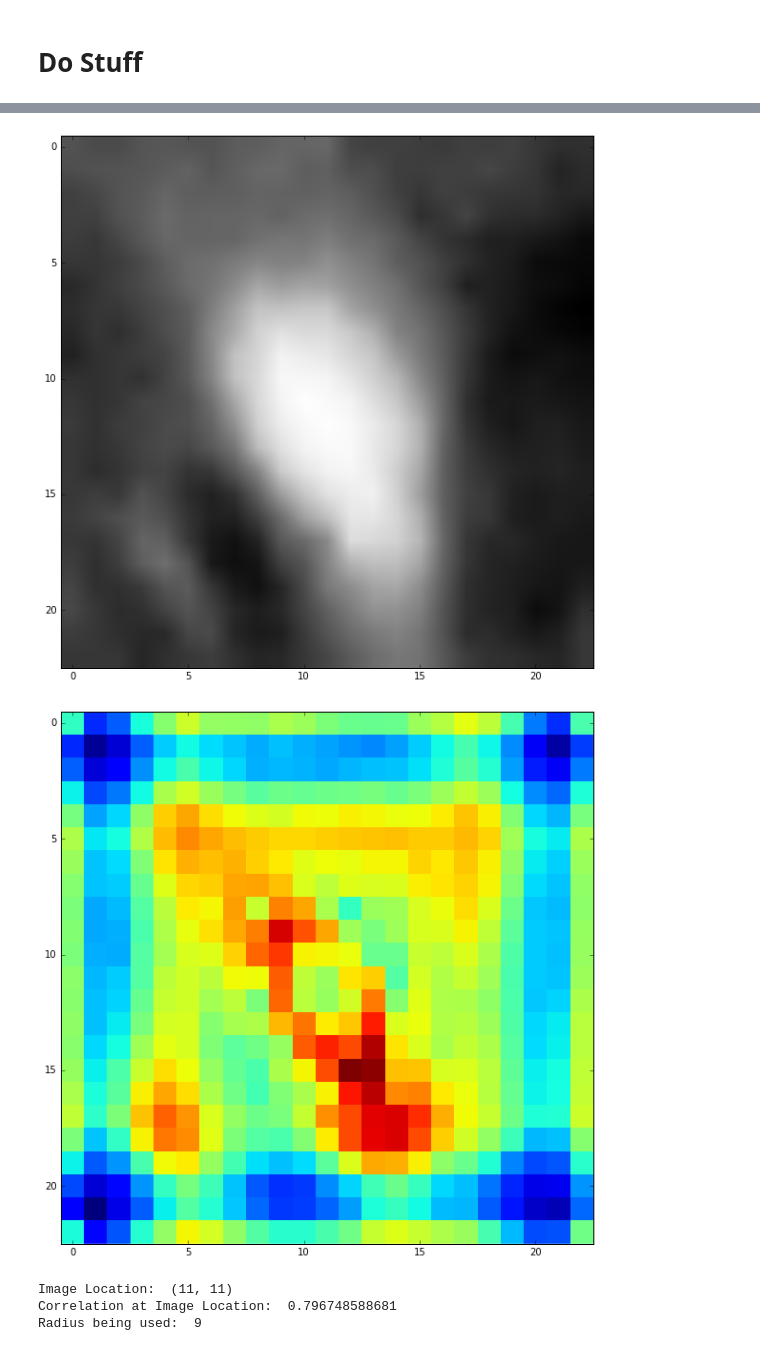
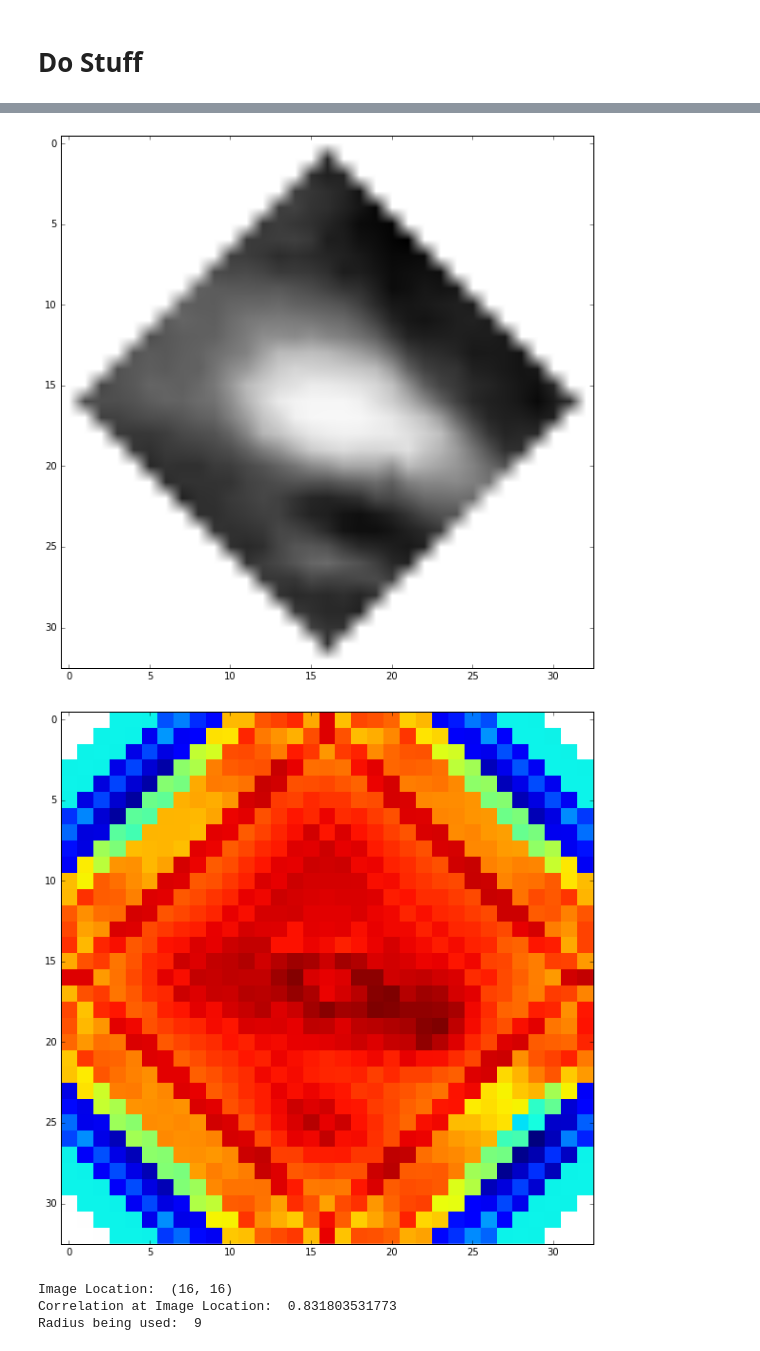
Before and after one commit to tisaconundrum2/autocnet, a Jupyter notebook: notebooks/Ciratefi.ipynb, the cells around one changed output, grey strips where cells are left out. Cells and saved outputs as stored; diff of their text form; code cells hidden in the pictures.

```diff
--- a/notebooks/Ciratefi.ipynb
+++ b/notebooks/Ciratefi.ipynb
@@ -159,7 +159,8 @@ def radial_line_mask(shape, center, radius, alpha=0.19460421, atol=.01):
     return line_mask*anglemask
 
 
-def ciratefi(template, search_image, upsampling=1, t1=.7, t2=.7, t3=.9, use_percentile=False, alpha=math.pi/16,
+def ciratefi(template, search_image, upsampling=1, cifi_thresh=.7, rafi_thresh=.7, tefi_thresh=1.0,
+             use_percentile=False, alpha=math.pi/16,
              scales=[0.5, 0.57, 0.66,  0.76, 0.87, 1.0], radii=list(range(1,12))):
     '''
         Run the cirateft algorithm given the input template and target image along
@@ -209,7 +210,6 @@ def ciratefi(template, search_image, upsampling=1, t1=.7, t2=.7, t3=.9, use_perc
                 inv_area = 1 / (2 * math.pi * r)
 
                 mask = circ_mask(search_image.shape, (i,j), r)
-
                 s = np.sum(search_image[mask]) * inv_area
 
                 if s == 0:
@@ -218,8 +218,6 @@ def ciratefi(template, search_image, upsampling=1, t1=.7, t2=.7, t3=.9, use_perc
 
     # Perform Normalized Cross-Correlation between template and target image
     coeffs = np.empty((search_result.shape[0], search_result.shape[1]))
-
-    cefi_results = np.zeros((search_result.shape[0], search_result.shape[1]))
     best_scales = np.empty((search_result.shape[0], search_result.shape[1]))
 
     for y in range(search_result.shape[0]):
@@ -247,7 +245,12 @@ def ciratefi(template, search_image, upsampling=1, t1=.7, t2=.7, t3=.9, use_perc
     print('Correlation at Image Location: ', coeffs[a,b])
 
     # get first grade candidate points
+    t1 = cifi_thresh if not use_percentile else np.percentile(coeffs, cifi_thresh)
     fg_candidate_points = np.array([(y,x) for (y,x),coeff in np.ndenumerate(coeffs) if coeff>=t1])
+
+    # decrement reference counter
+    del t1
+    del mask
 
     if(fg_candidate_points.size == 0):
         raise ValueError('First filter Cifi returned empty set.')
@@ -300,12 +303,7 @@ def ciratefi(template, search_image, upsampling=1, t1=.7, t2=.7, t3=.9, use_perc
         y, x = fg_candidate_points[i]
         for j in range(len(alpha_list)):
             c_shift_RQ = np.roll(template_alpha_samples, j)
-
-            score = numpy.correlate(c_shift_RQ, rafi_alpha_means[i], "full")
-            # score = corr_normed(c_shift_RQ, rafi_alpha_means[i])
-            score = np.corrcoef(c_shift_RQ, rafi_alpha_means[i])[0,1]
-
-             #print('score for ', i, ': ', score)
+            score = corr_normed(c_shift_RQ, rafi_alpha_means[i])
 
             if score > maxcoeff:
                 maxcoeff = score
@@ -315,12 +313,22 @@ def ciratefi(template, search_image, upsampling=1, t1=.7, t2=.7, t3=.9, use_perc
         rafi_coeffs[i] = maxcoeff
         best_rotation[i] = alpha_list[maxrotate]
 
+    # Get second grade candidate points and best rotation
+    t2 = rafi_thresh if not use_percentile else np.percentile(rafi_coeffs, rafi_thresh)
     rafi_mask = rafi_coeffs >= t2
     sg_candidate_points = fg_candidate_points[rafi_mask]
     best_rotation = best_rotation[rafi_mask]
 
     if(sg_candidate_points.size == 0):
         raise ValueError('Second filter Rafi returned empty set.')
+
+    # decriment reference counters
+    del t2
+    del rafi_coeffs
+    del maxcoeff
+    del maxrotate
+    del score
+    del c_shift_RQ
 
     pylab.imshow(coeffs, interpolation='none')
     pylab.show()
@@ -350,10 +358,6 @@ def ciratefi(template, search_image, upsampling=1, t1=.7, t2=.7, t3=.9, use_perc
 
             cropped_search = search_image[y-y_window:y+y_window+1, x-x_window:x+x_window+1]
 
-            #image_mask = np.zeros(search_image.shape, dtype=bool)
-            #image_mask[y-y_window:y+y_window, x-x_window:x+x_window] = True
-
-
             if(y < y_window or x < x_window or cropped_search.shape < transformed_template.shape):
                 score = -1
             else:
@@ -392,37 +396,37 @@ if clean_keys:
 
 # Preallocate the numpy array to avoid appending and type conversion
 edge_offsets = np.empty((len(matches),3))
 
 # for each edge, calculate this for each keypoint pair
 for i, (idx, row) in enumerate(matches.iterrows()):
     s_idx = int(row['source_idx'])
     d_idx = int(row['destination_idx'])
     s_kps = e.source.get_keypoints().iloc[s_idx]
     d_kps = e.destination.get_keypoints().iloc[d_idx]
 
     s_keypoint = e.source.get_keypoints().iloc[s_idx][['x', 'y']].values
     d_keypoint = e.destination.get_keypoints().iloc[d_idx][['x', 'y']].values
 
     # Get the template and search windows
     s_template = sp.clip_roi(e.source.geodata, s_keypoint, 21)
     s_template = rotate(s_template, 90)
     s_template = imresize(s_template, .87)
 
     d_search = sp.clip_roi(e.destination.geodata, d_keypoint, 23)
-    d_search = rotate(d_search, 0)
+    d_search = rotate(d_search, 45)
     d_search = imresize(d_search, 1.)
 
     imshow(s_template, cmap='Greys')
     show()
     imshow(d_search, cmap='Greys')
     show()
 
-    ciratefi(s_template, d_search, upsampling=16, alpha=math.pi/2, t1=.85, t2=.8, radii=list(range(1,11)))
+    ciratefi(s_template, d_search, upsampling=2, alpha=math.pi/4, cifi_thresh=85, rafi_thresh=90, use_percentile=True, radii=list(range(1,12)))
     break
 # %% [output]
 [figure]
-[figure, old version]
+[figure, new version]
-[figure, old version]
+[figure, new version]
-Image Location:  (11, 11)
-Correlation at Image Location:  0.796748588681
+Image Location:  (16, 16)
+Correlation at Image Location:  0.831803531773
 Radius being used:  9
```
Also changed, not shown: parts of 1 cell of this notebook.
